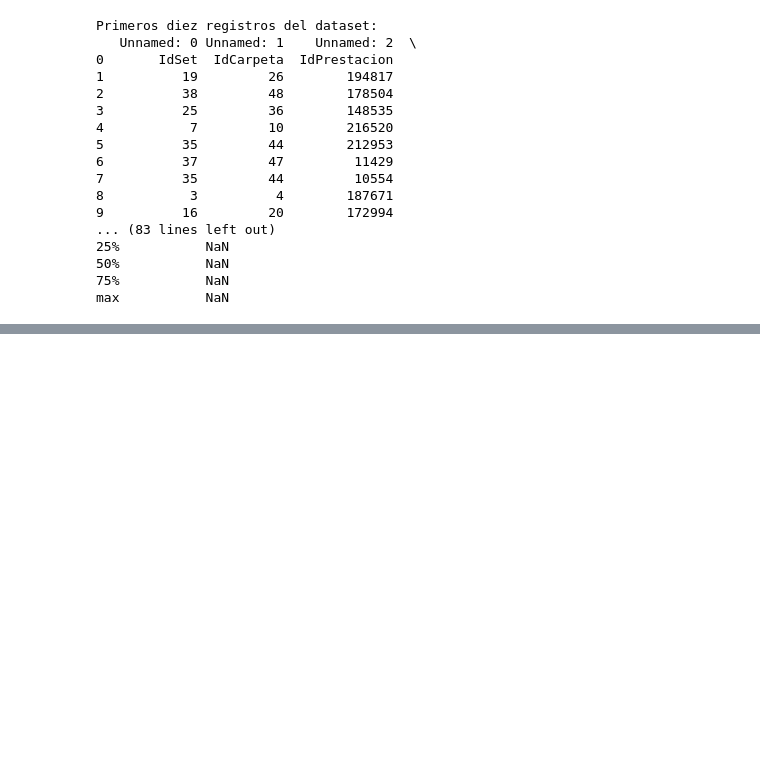
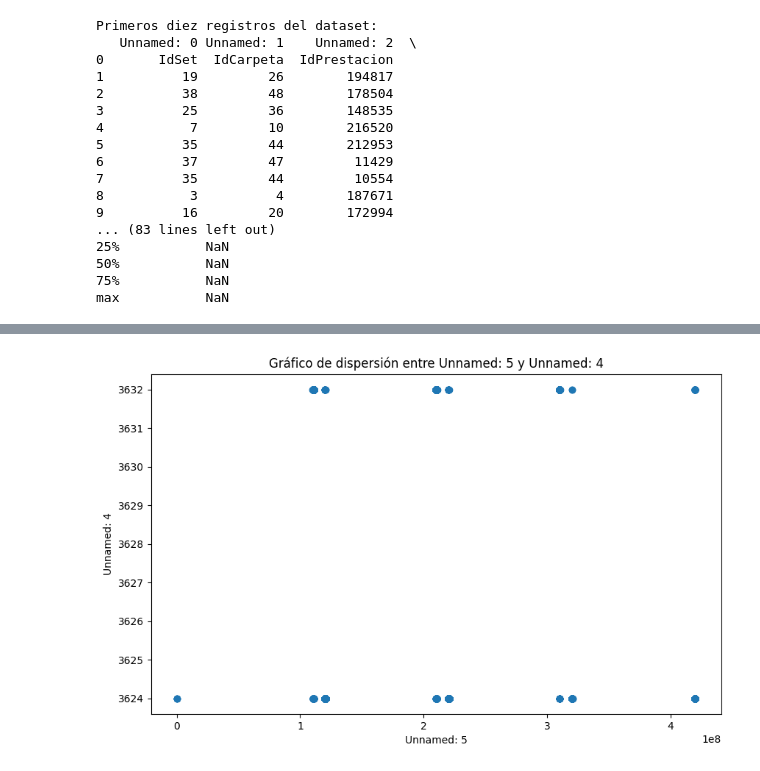
Before and after one commit to LosDatalovers/PRACTICA-PROFESIONALIZANTE-1, a Jupyter notebook: practica_profesionalizante_1.ipynb, the cells around one changed output, grey strips where cells are left out. Drawn from its saved outputs; the diff is of its cells as text; code cells hidden in the pictures; blank space fills up the shorter version.

```diff
--- a/practica_profesionalizante_1.ipynb
+++ b/practica_profesionalizante_1.ipynb
@@ -95,0 +170,16 @@ max           NaN
+# %%
+# prompt: hacer un grafico con la columna Unnamed: 5 y 4 haciendo las columnas numericas
+
+# Convertir las columnas 'Unnamed: 4' y 'Unnamed: 5' a numéricas
+df['Unnamed: 5'] = pd.to_numeric(df['Unnamed: 5'], errors='coerce')
+df['Unnamed: 4'] = pd.to_numeric(df['Unnamed: 4'], errors='coerce')
+
+# Crear el gráfico de dispersión
+plt.figure(figsize=(10, 6))
+plt.scatter(df['Unnamed: 5'], df['Unnamed: 4'])
+plt.xlabel('Unnamed: 5')
+plt.ylabel('Unnamed: 4')
+plt.title('Gráfico de dispersión entre Unnamed: 5 y Unnamed: 4')
+plt.show()
+# %% [output]
+[figure, added]
```
Also changed, not shown: parts of 7 cells of this notebook.
